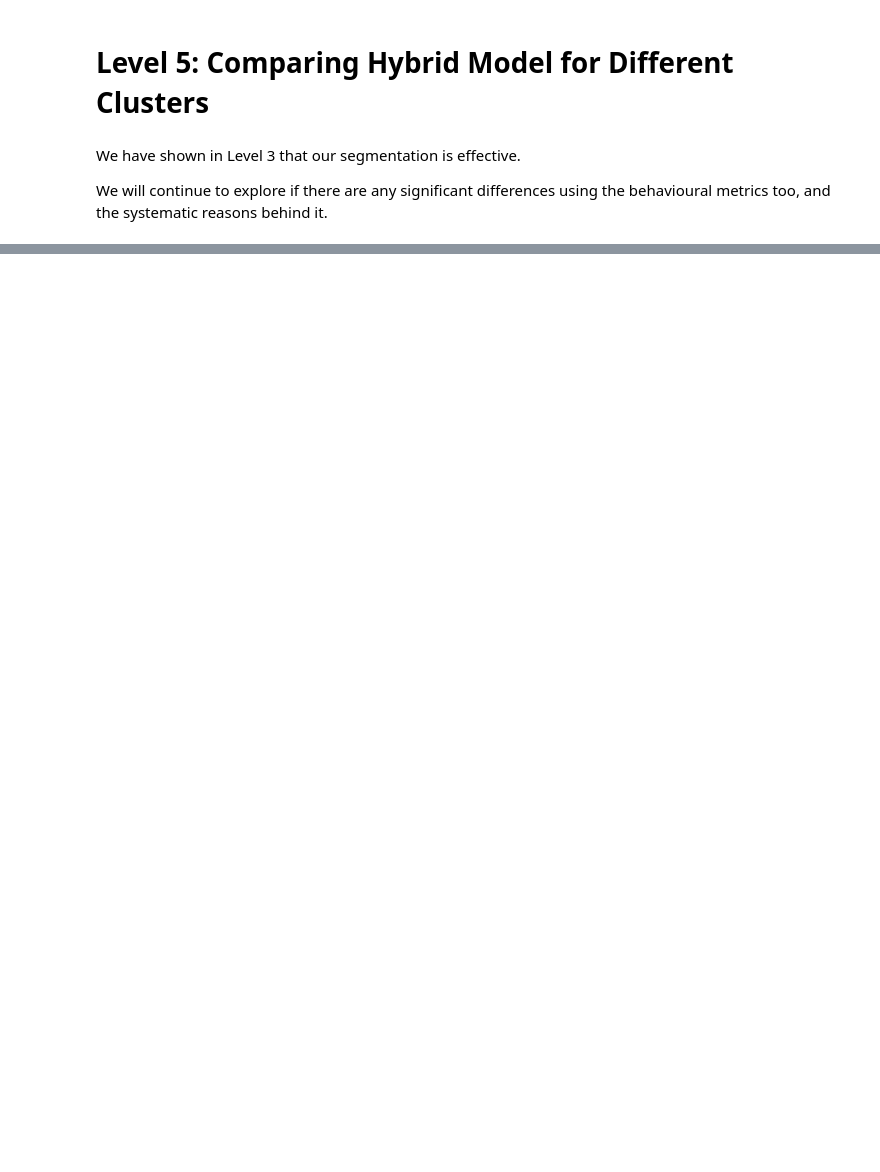
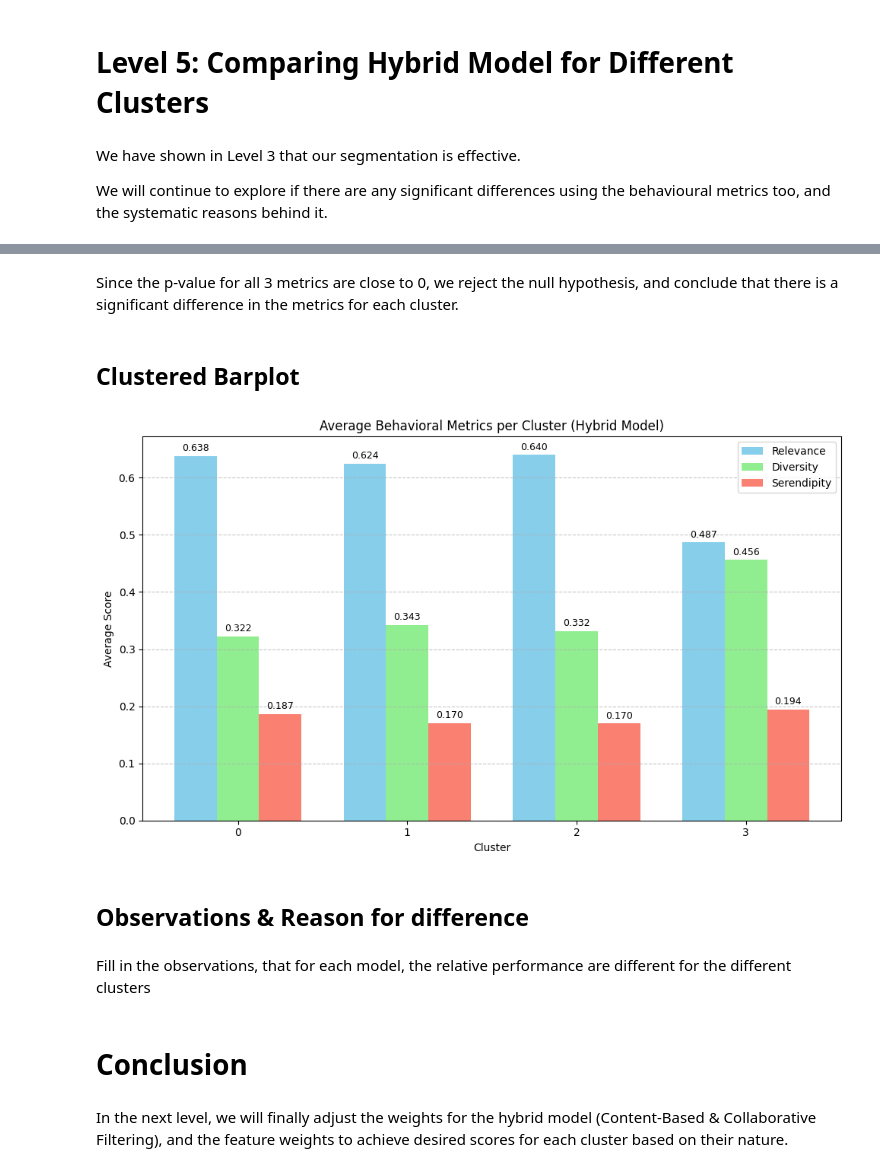
Before and after one commit to ouch528/Spotifynd, a Jupyter notebook: phase5_model_development/level4_5_model_analysis.ipynb, the cells around one changed output, grey strips where cells are left out. Drawn from its saved outputs; the diff is of its cells as text; code cells hidden in the pictures; blank space fills up the shorter version.

Commit message:
update level 4,5

```diff
--- a/phase5_model_development/level4_5_model_analysis.ipynb
+++ b/phase5_model_development/level4_5_model_analysis.ipynb
@@ -327,0 +642,60 @@ for cluster in metrics_df.index:
+# %% [markdown]
+Since the p-value for all 3 metrics are close to 0, we reject the null hypothesis, and conclude that there is a significant difference in the metrics for each cluster.
+# %% [markdown]
+## Clustered Barplot
+# %%
+import matplotlib.pyplot as plt
+
+# Reset index to bring cluster as a column for plotting
+plot_df = metrics_df.reset_index()
+
+# Set plot size and figure
+plt.figure(figsize=(10, 6))
+
+# Bar width and positions
+bar_width = 0.25
+clusters = plot_df['cluster']
+x = range(len(clusters))
+
+# Positions for each metric
+x_relevance = [i - bar_width for i in x]
+x_diversity = x
+x_serendipity = [i + bar_width for i in x]
+
+# Plot bars
+bars_relevance = plt.bar(x_relevance, plot_df['Avg Relevance'], width=bar_width, label='Relevance', color='skyblue')
+bars_diversity = plt.bar(x_diversity, plot_df['Avg Diversity'], width=bar_width, label='Diversity', color='lightgreen')
+bars_serendipity = plt.bar(x_serendipity, plot_df['Avg Serendipity'], width=bar_width, label='Serendipity', color='salmon')
+
+# Add labels on top of each bar
+def add_labels(bars):
+    for bar in bars:
+        height = bar.get_height()
+        plt.text(bar.get_x() + bar.get_width()/2, height + 0.005, f'{height:.3f}',
+                 ha='center', va='bottom', fontsize=9)
+
+add_labels(bars_relevance)
+add_labels(bars_diversity)
+add_labels(bars_serendipity)
+
+# Labeling
+plt.xlabel('Cluster')
+plt.ylabel('Average Score')
+plt.title('Average Behavioral Metrics per Cluster (Hybrid Model)')
+plt.xticks(ticks=x, labels=clusters)
+plt.legend()
+plt.tight_layout()
+plt.grid(axis='y', linestyle='--', alpha=0.7)
+
+# Show plot
+plt.show()
+# %% [output]
+[figure, added]
+# %% [markdown]
+## Observations & Reason for difference
+# %% [markdown]
+Fill in the observations, that for each model, the relative performance are different for the different clusters
+# %% [markdown]
+# Conclusion
+# %% [markdown]
+In the next level, we will finally adjust the weights for the hybrid model (Content-Based & Collaborative Filtering), and the feature weights to achieve desired scores for each cluster based on their nature.
```
Also changed, not shown: parts of 21 cells of this notebook, 2 other files.
